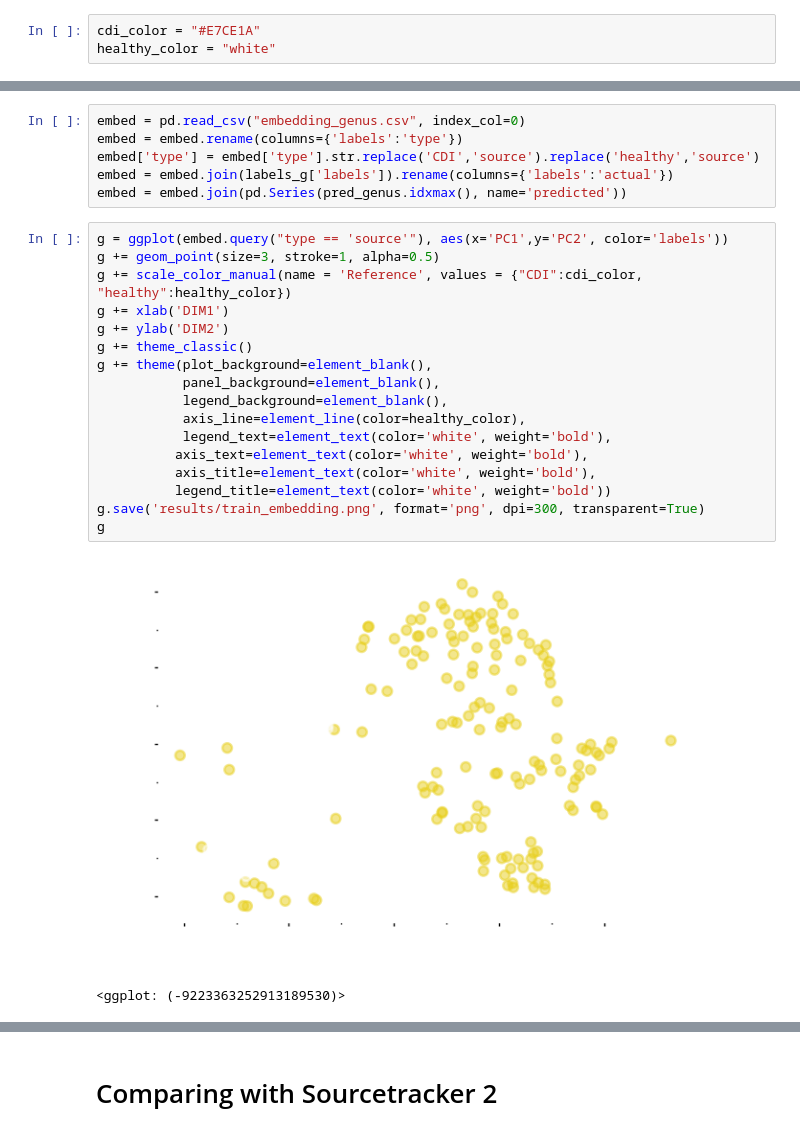
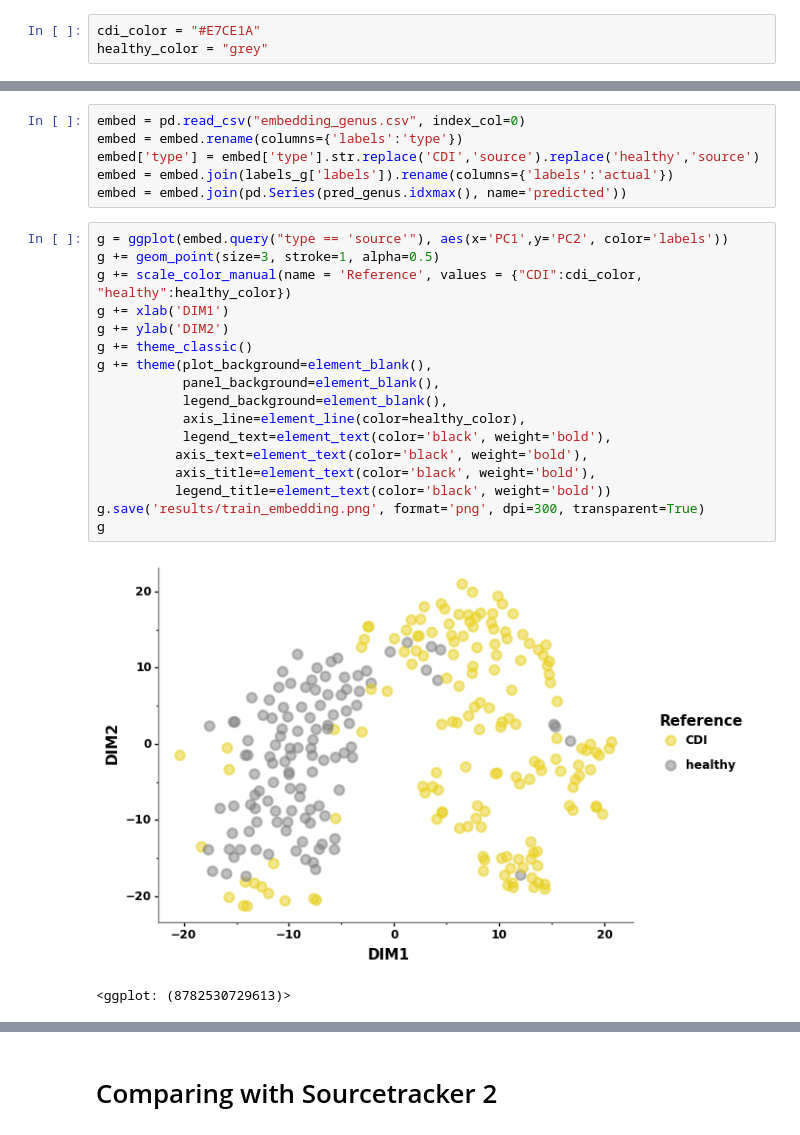
Before and after one commit to maxibor/sourcepredict, a Jupyter notebook: docs/CDI_analysis.ipynb, the cells around one changed output, grey strips where cells are left out. Cells and saved outputs as stored; diff of their text form.

```diff
--- a/docs/CDI_analysis.ipynb
+++ b/docs/CDI_analysis.ipynb
@@ -19,7 +19,7 @@ ncbi = NCBITaxa()
 ## Downloading data
 # %%
 cdi_color = "#E7CE1A"
-healthy_color = "white"
+healthy_color = "grey"
 # %%
 tax_level = ['genus','species']
 # %%
@@ -581,23 +581,23 @@ embed = embed.join(pd.Series(pred_genus.idxmax(), name='predicted'))
 # %%
 g = ggplot(embed.query("type == 'source'"), aes(x='PC1',y='PC2', color='labels'))
 g += geom_point(size=3, stroke=1, alpha=0.5)
 g += scale_color_manual(name = 'Reference', values = {"CDI":cdi_color, "healthy":healthy_color})
 g += xlab('DIM1')
 g += ylab('DIM2')
 g += theme_classic()
 g += theme(plot_background=element_blank(),
            panel_background=element_blank(),
            legend_background=element_blank(),
            axis_line=element_line(color=healthy_color),
-           legend_text=element_text(color='white', weight='bold'),
-          axis_text=element_text(color='white', weight='bold'),
-          axis_title=element_text(color='white', weight='bold'),
-          legend_title=element_text(color='white', weight='bold'))
+           legend_text=element_text(color='black', weight='bold'),
+          axis_text=element_text(color='black', weight='bold'),
+          axis_title=element_text(color='black', weight='bold'),
+          legend_title=element_text(color='black', weight='bold'))
 g.save('results/train_embedding.png', format='png', dpi=300, transparent=True)
 g
 # %% [output]
-[figure, old version]
+[figure, new version]
-<ggplot: (-9223363252913189530)>
+<ggplot: (8782530729613)>
 # %%
 g = ggplot(embed.query("type == 'sink'"), aes(x='PC1',y='PC2', color='predicted'))
 g += geom_point(size=4, shape='o', fill = 'black', stroke=2)
```
Also changed, not shown: parts of 11 cells of this notebook, 4 other files.
